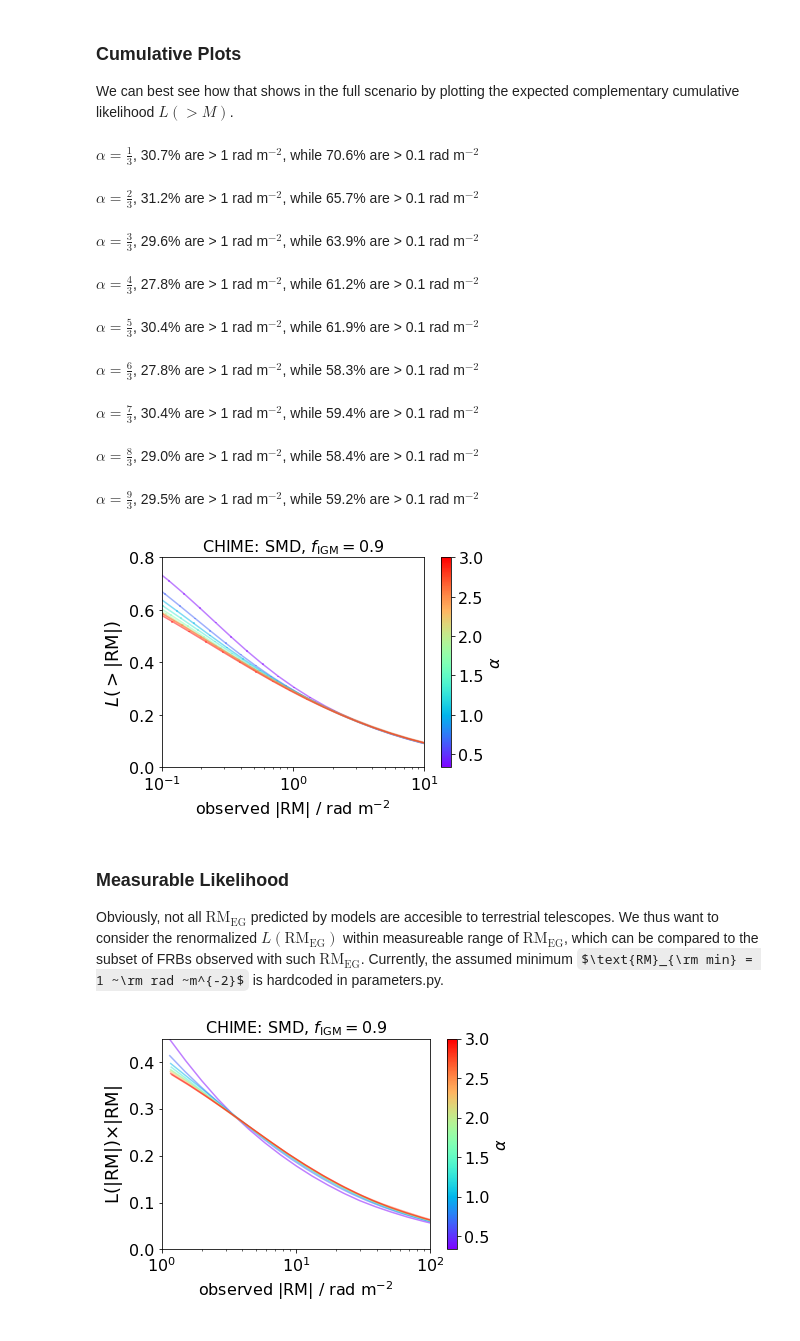
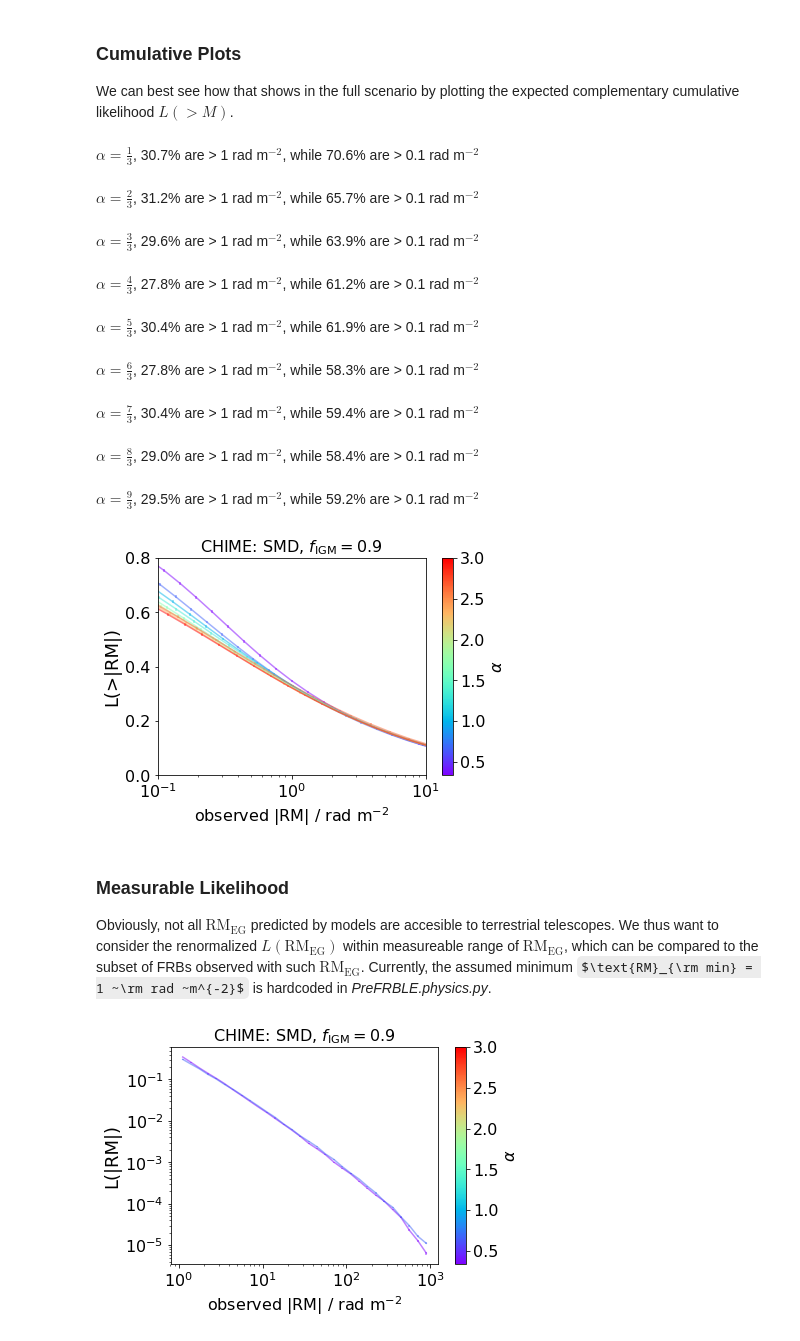
Before and after one commit to FRBs/PreFRBLE, a Jupyter notebook: notebooks/Likelihood.ipynb, the cells around one changed output. Saved outputs shown, nothing was run; the diff lists cells and outputs as text; code cells hidden in the pictures; some formulas as TeX source.

```diff
--- a/notebooks/Likelihood.ipynb
+++ b/notebooks/Likelihood.ipynb
@@ -249,22 +246,24 @@ for f_IGM in [.3,.4,.5,.6,.7,.8,.9][-1:]:
     fig,ax1 = plt.subplots()
     colors = list(Rainbow(alphas))[::-1]
     for model in np.array(models_IGMF):
-        tmp = scenario_realistic.copy()
-        tmp['IGM'] = [model+'_C{:.0f}'.format(f_IGM*1000)]
+        tmp = Scenario( telescope=telescope, population=population, **scenario_benchmark.Properties( identifier=False ) )
+        tmp.IGM = model
+        tmp.f_IGM = f_IGM
         color=colors.pop()
-        PlotTelescope( measure='RM', scenario=tmp, measureable=False, cumulative=-1, ax=ax1, dev=True, label=Label(model), color=color, alpha=0.5)
+
+        L = GetLikelihood( 'RM', tmp )
+        L.Plot( cumulative=-1, ax=ax1, deviation=True, label=Label(model), color=color, alpha=0.5 )
 
         ## compute and print interesting values
-        P = list(GetLikelihood_Telescope( measure='RM', telescope=telescope, population=population, **tmp))
-        P[0] *= np.diff(P[1])
-        P[0] = np.cumsum(P[0][::-1])[::-1] ### complementary cumulative
-        P0 = P[0][np.where(P[1] >= 1)[0][0]]  ### choose lowest bin, where all measureas are above limit
-        P1 = P[0][np.where(P[1] >= 0.1)[0][0]]
+        P_cum = L.Cumulative( -1)  ### complementary cumulative
+        P0 = P_cum[np.where(L.x >= 1)[0][0]]  ### choose lowest bin, where all measures are above limit 1 rad m^-2
+        P1 = P_cum[np.where(L.x >= 0.1)[0][0]]### limit 0.1 rad m^-2
         display( Latex( r"{}, {:.1f}% are > 1 rad m$^{{-2}}$, while {:.1f}% are > 0.1 rad m$^{{-2}}$".format(Label(model), 100*P0, 100*P1)) )
 
 
     ax1.set_ylim(0,0.8)
     ax1.set_xlim(0.1, 1e1 )
+    ax1.set_xscale('log')
     ax1.set_yscale('linear')
     ax1.set_title( r"{}: {}, $f_{{\rm IGM}} = {}$".format(telescope, population, f_IGM), fontsize=16 )
     Colorbar( alphas, ax=ax1, label=r"$\alpha$" )
@@ -280,29 +279,46 @@ $\alpha = \frac{6}{3}$, 27.8% are > 1 rad m$^{-2}$, while 58.3% are > 0.1 rad m$
 $\alpha = \frac{7}{3}$, 30.4% are > 1 rad m$^{-2}$, while 59.4% are > 0.1 rad m$^{-2}$
 $\alpha = \frac{8}{3}$, 29.0% are > 1 rad m$^{-2}$, while 58.4% are > 0.1 rad m$^{-2}$
 $\alpha = \frac{9}{3}$, 29.5% are > 1 rad m$^{-2}$, while 59.2% are > 0.1 rad m$^{-2}$
-[figure, old version]
+[figure, new version]
 # %% [markdown]
 ### Measurable Likelihood
 Obviously, not all $\text{RM}_{\text{EG}}$ predicted by models are accesible to terrestrial telescopes.
-We thus want to consider the renormalized $L(\text{RM}_{\text{EG}})$ within measureable range of $\text{RM}_{\text{EG}}$, which can be compared to the subset of FRBs observed with such $\text{RM}_{\text{EG}}$. Currently, the assumed minimum $\text{RM}_{\rm min} = 1 ~\rm rad ~m^{-2}$ is hardcoded in parameters.py.
+We thus want to consider the renormalized $L(\text{RM}_{\text{EG}})$ within measureable range of $\text{RM}_{\text{EG}}$, which can be compared to the subset of FRBs observed with such $\text{RM}_{\text{EG}}$. Currently, the assumed minimum $\text{RM}_{\rm min} = 1 ~\rm rad ~m^{-2}$ is hardcoded in _PreFRBLE.physics.py_.
 # %%
 
 telescope = 'CHIME'
 population = 'SMD'
 
+RM_min = 1
+
+L0 = False
+
 for f_IGM in [.3,.4,.5,.6,.7,.8,.9][-1:]:
     fig,ax = plt.subplots()
     colors = list(Rainbow(alphas))[::-1]
-    for model in np.array(models_IGMF):
-        tmp = scenario_realistic.copy()
-        tmp['IGM'] = [model+'_C{:.0f}'.format(f_IGM*1000)]
+    for model in np.array(np.array(models_IGMF)[np.array([1,-1])]):
+        tmp = Scenario( telescope=telescope, population=population, **scenario_benchmark.Properties( identifier=False ) )
+        tmp.IGM = model
+        tmp.f_IGM = f_IGM
+
         color=colors.pop()
-        PlotTelescope( measure='RM', scenario=tmp, measureable=True, cumulative=0, ax=ax, dev=True, label=Label(model), color=color, force=force, alpha=0.5)
-    ax.set_ylim(1e-6,0.45)
-    ax.set_xlim(RM_min, 1e2 )
-    ax.set_yscale('linear')
+        L = GetLikelihood( 'RM', tmp )
+        L.Smooth()
+        L.Measureable(min=RM_min, max=1e3,bins=30)
+        if not L0:
+            L0 = L
+
+#        L.P /= L0.P
+
+        L.Plot( ax=ax, deviation=True, label=Label(model), color=color, alpha=0.5, density=True )
+
+#    ax.set_ylim(1e-6,0.45)
+#    ax.set_xlim(RM_min, 1e2 )
+    ax.set_xscale('log')
+    ax.set_yscale('log')
+#    ax.set_yscale('linear')
     ax.set_title( r"{}: {}, $f_{{\rm IGM}} = {}$".format(telescope, population, f_IGM), fontsize=16 )
     Colorbar( alphas, ax=ax, label=r"$\alpha$" )
     plt.show()
 # %% [output]
-[figure, old version]
+[figure, new version]
```
Also changed, not shown: parts of 8 cells of this notebook, 18 other files.
